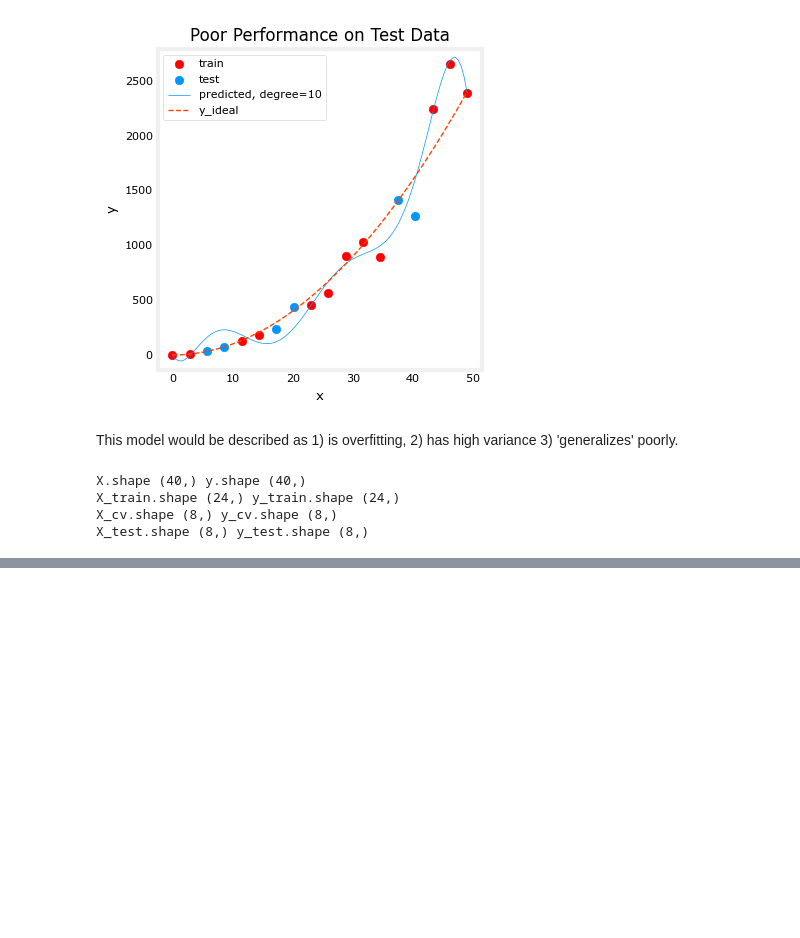
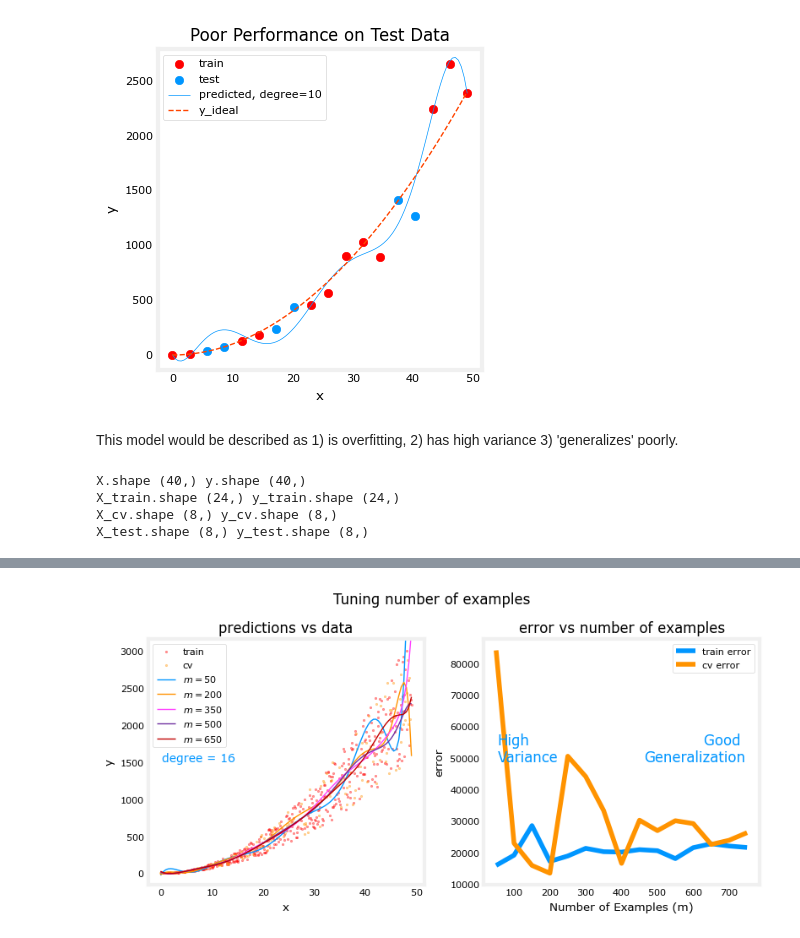
Before and after one commit to RishxGit/Model-Evaluation, a Jupyter notebook: model_evaluation.ipynb, the cells around one changed output, grey strips where cells are left out. Cells and saved outputs as stored; diff of their text form; code cells hidden in the pictures; blank space fills up the shorter version.

```diff
--- a/model_evaluation.ipynb
+++ b/model_evaluation.ipynb
@@ -115,0 +184,5 @@ X_test.shape (8,) y_test.shape (8,)
+# %%
+X_train, y_train, X_cv, y_cv, x, y_pred, err_train, err_cv, m_range,degree = tune_m()
+plt_tune_m(X_train, y_train, X_cv, y_cv, x, y_pred, err_train, err_cv, m_range, degree)
+# %% [output]
+[figure, added]
```
Also changed, not shown: parts of 7 cells of this notebook.
